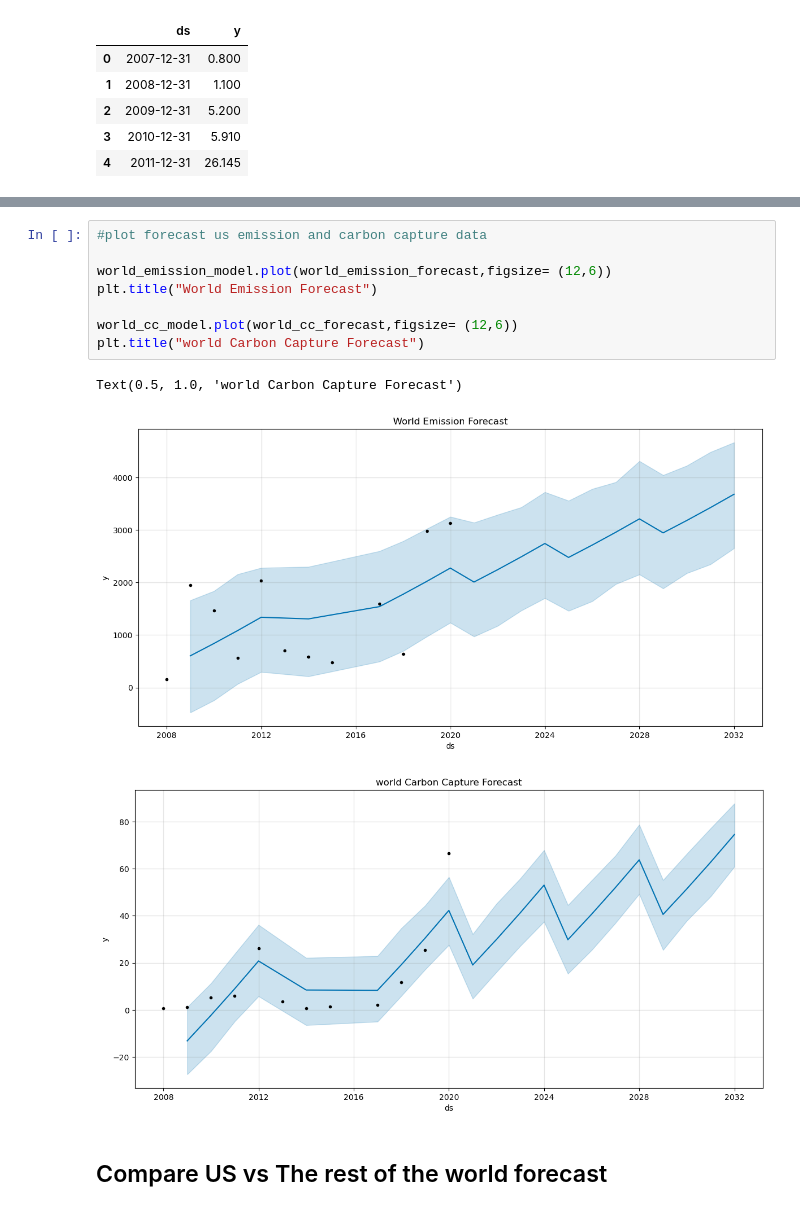
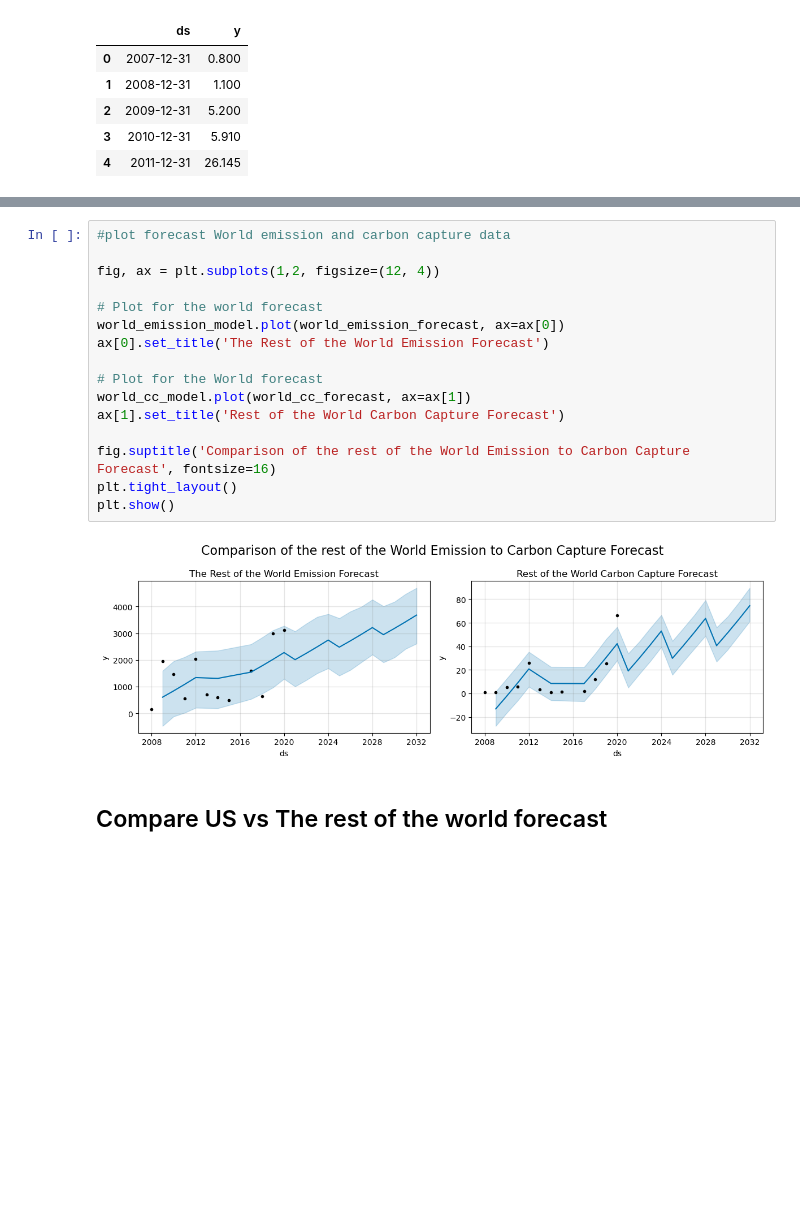
Before and after one commit to LardexTheLarge/AI-Project-1, a Jupyter notebook: Predictive_analysis.ipynb, the cells around one changed output, grey strips where cells are left out. Saved outputs shown, nothing was run; the diff lists cells and outputs as text; blank space fills up the shorter version.

```diff
--- a/Predictive_analysis.ipynb
+++ b/Predictive_analysis.ipynb
@@ -275,15 +280,21 @@ display(world_cc_forecast.head(5))
 # %%
-#plot forecast us emission and carbon capture data
+#plot forecast World emission and carbon capture data
 
-world_emission_model.plot(world_emission_forecast,figsize= (12,6))
-plt.title("World Emission Forecast")
+fig, ax = plt.subplots(1,2, figsize=(12, 4))
 
-world_cc_model.plot(world_cc_forecast,figsize= (12,6))
-plt.title("world Carbon Capture Forecast")
+# Plot for the world forecast
+world_emission_model.plot(world_emission_forecast, ax=ax[0])
+ax[0].set_title('The Rest of the World Emission Forecast')
+
+# Plot for the World forecast
+world_cc_model.plot(world_cc_forecast, ax=ax[1])
+ax[1].set_title('Rest of the World Carbon Capture Forecast')
+
+fig.suptitle('Comparison of the rest of the World Emission to Carbon Capture Forecast', fontsize=16)
+plt.tight_layout()
+plt.show()
 # %% [output]
-Text(0.5, 1.0, 'world Carbon Capture Forecast')
-[figure, old version]
+[figure, new version]
-[figure, removed]
 # %% [markdown]
 ## Compare US vs The rest of the world forecast
 # %%
```
Also changed, not shown: parts of 7 cells of this notebook, 1 other file.
